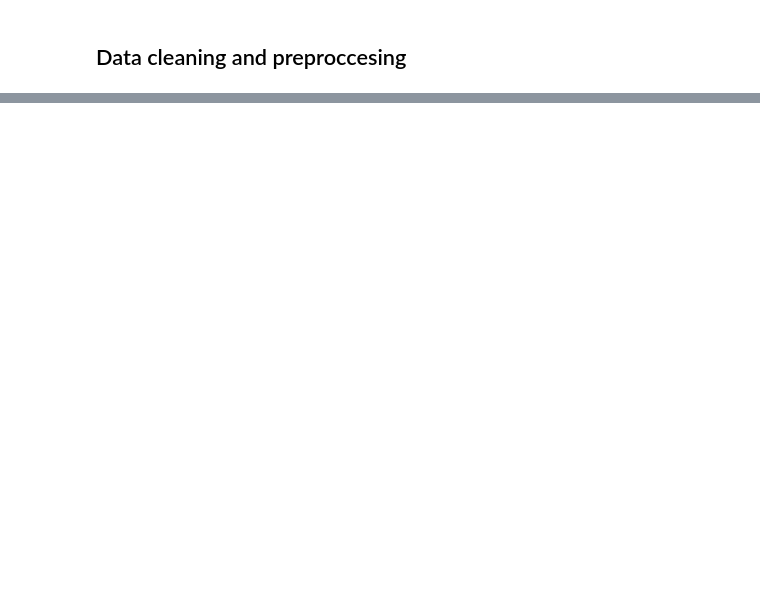
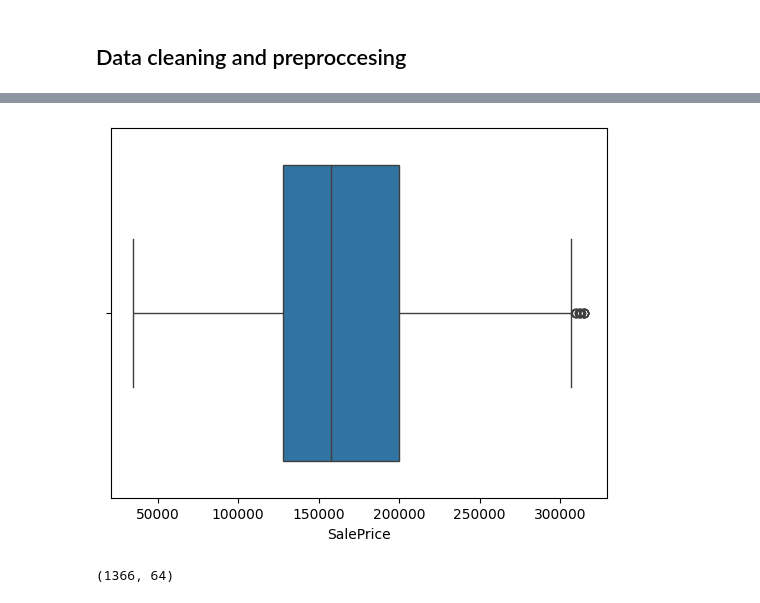
Before and after one commit to valeriapgil/HousePrices, a Jupyter notebook: data_preprocessing.ipynb, the cells around one changed output, grey strips where cells are left out. Cells and saved outputs as stored; diff of their text form; code cells hidden in the pictures; blank space fills up the shorter version.

```diff
--- a/data_preprocessing.ipynb
+++ b/data_preprocessing.ipynb
@@ -103,0 +152,10 @@ Número de valores únicos por columna:
+# %%
+df_raw = df_raw[(df_raw['SalePrice'] >= 34900) & (df_raw['SalePrice'] <= 315000)]
+# %%
+sns.boxplot(x=df_raw['SalePrice'])
+
+plt.show()
+df_raw.shape
+# %% [output]
+[figure, added]
+(1366, 64)
```
Also changed, not shown: parts of 26 cells of this notebook, 1 other file.
